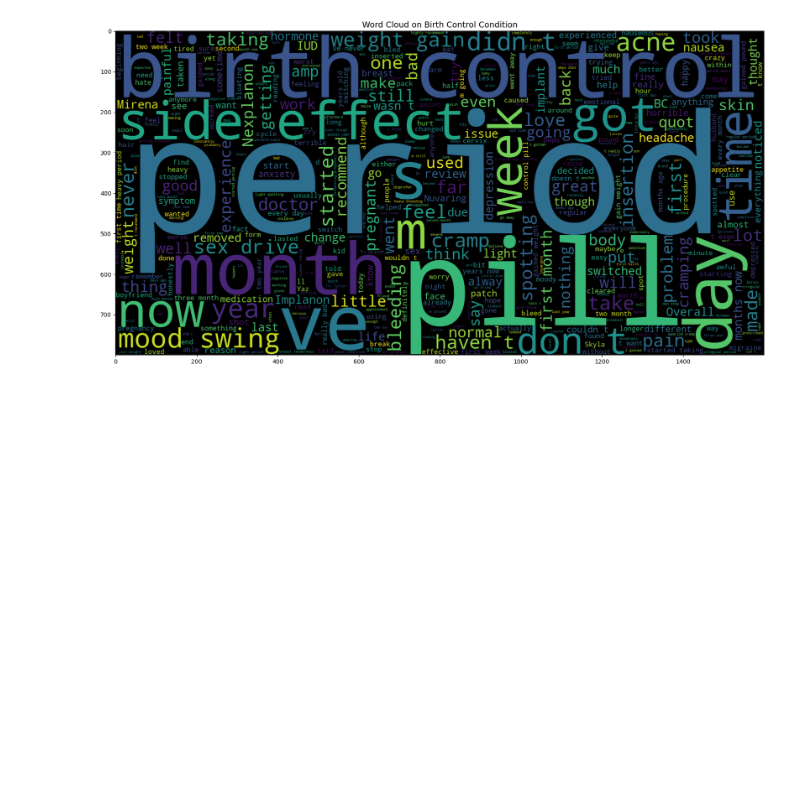
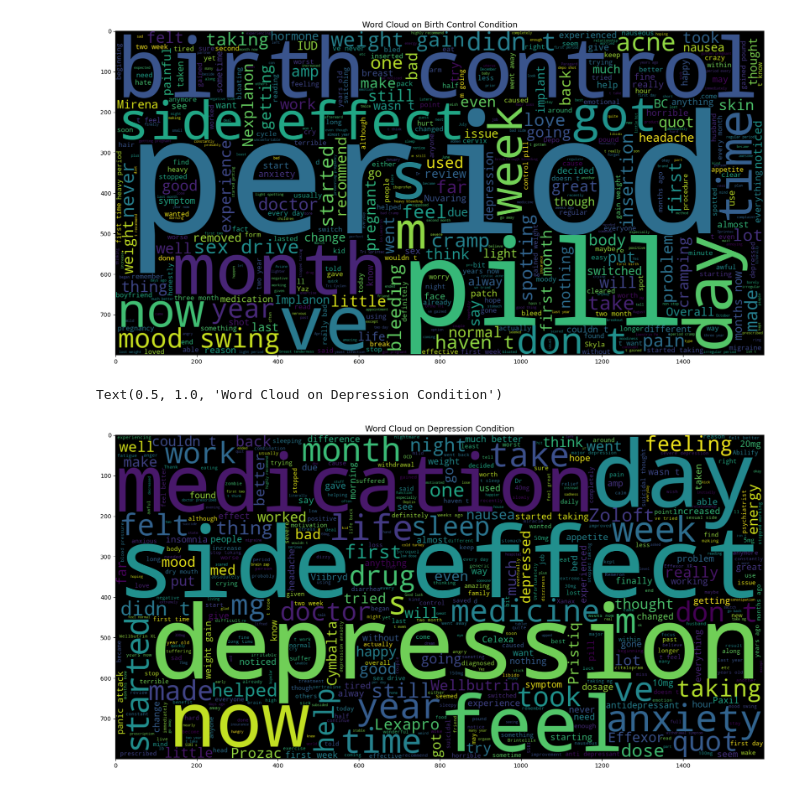
Before and after one commit to oladimeji-kazeem/patient_condition_classification, a Jupyter notebook: patient_conditions_classification.ipynb, the cells around one changed output. Saved outputs shown, nothing was run; the diff lists cells and outputs as text; code cells hidden in the pictures; blank space fills up the shorter version.

```diff
--- a/patient_conditions_classification.ipynb
+++ b/patient_conditions_classification.ipynb
@@ -89,5 +89,8 @@ Text(0.5, 1.0, 'Word Cloud on Birth Control Condition')
 # %%
 plt.figure(figsize = (20, 20))
 wc = WordCloud(max_words = 500, width = 1600, height = 800).generate(" ".join(df_condition_depr.review))
 plt.imshow(wc, interpolation = 'bilinear')
-plt.title('Word Cloud on D Condition', fontsize = 14)
+plt.title('Word Cloud on Depression Condition', fontsize = 14)
+# %% [output]
+Text(0.5, 1.0, 'Word Cloud on Depression Condition')
+[figure, added]
```
